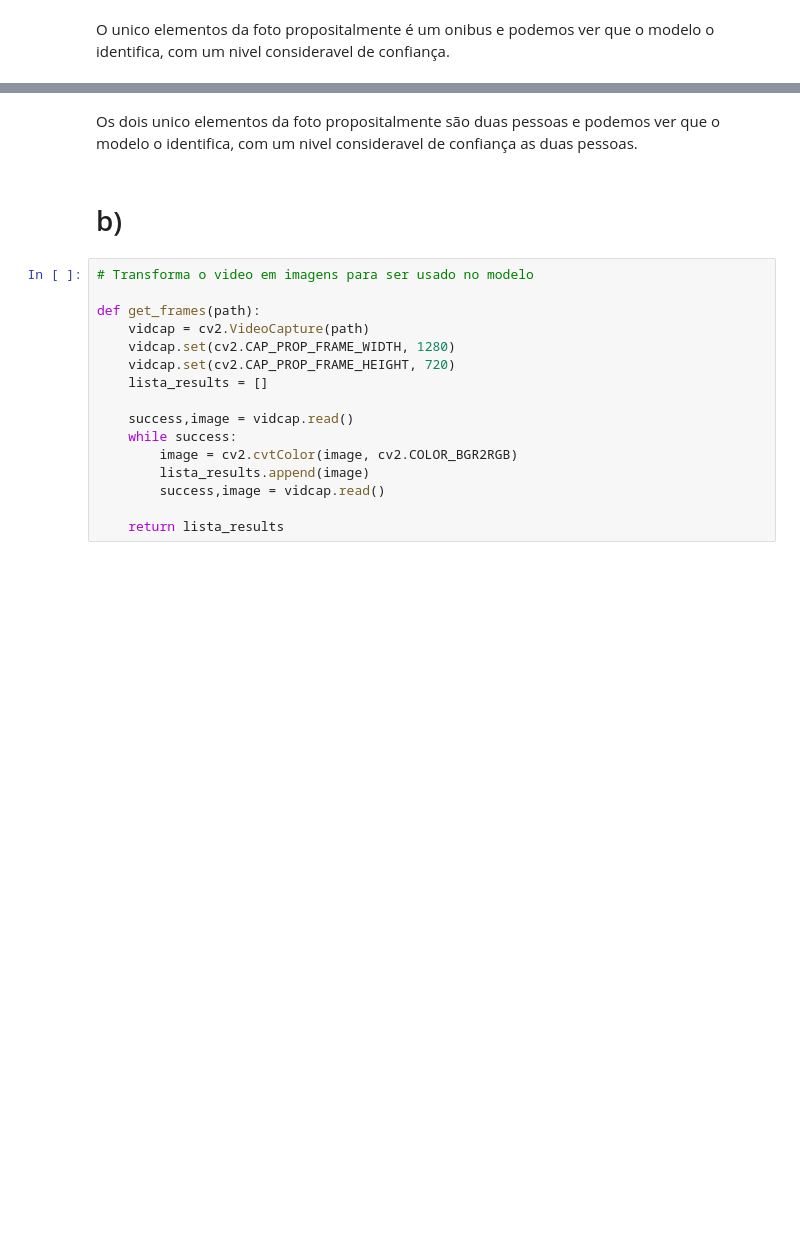
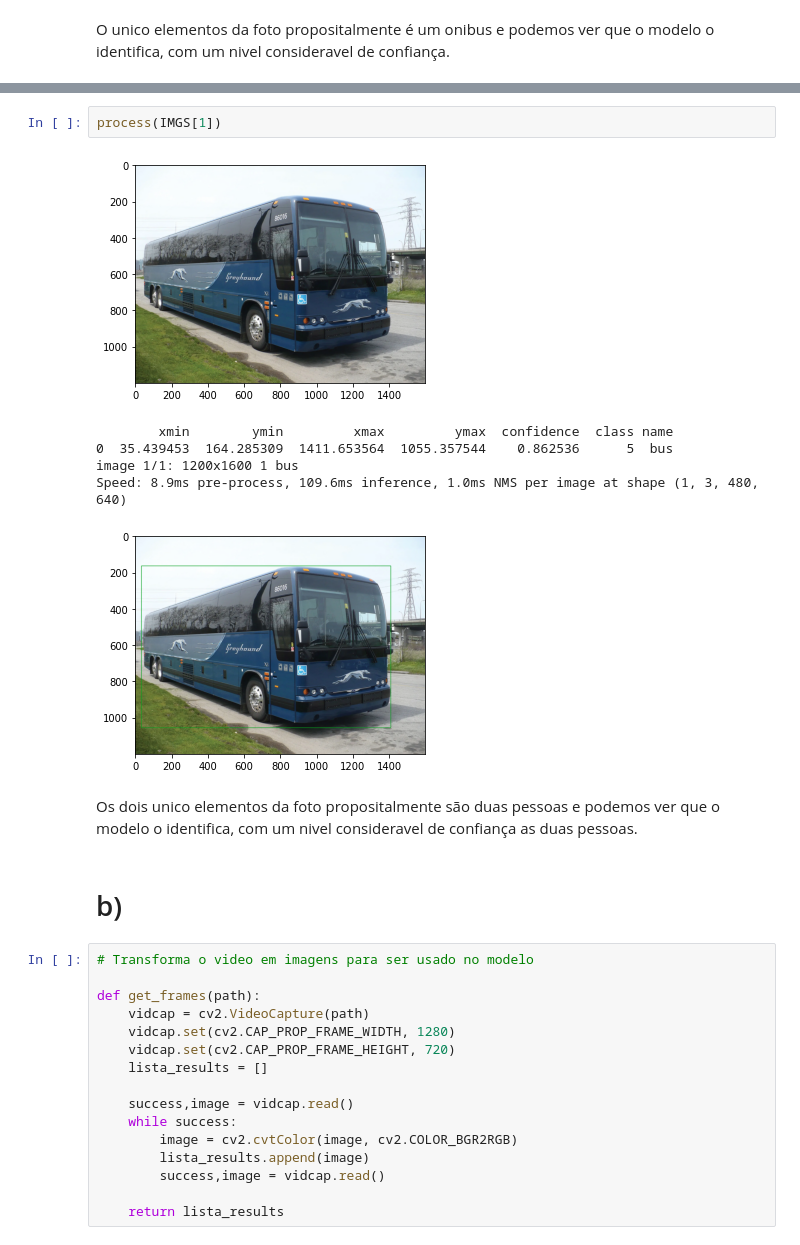
Before and after one commit to joaorura/visao_computacional_quinta_lista, a Jupyter notebook: segunda_questao.ipynb, the cells around one changed output, grey strips where cells are left out. Cells and saved outputs as stored; diff of their text form; blank space fills up the shorter version.

```diff
--- a/segunda_questao.ipynb
+++ b/segunda_questao.ipynb
@@ -118,3 +121,12 @@ process_image(IMGS[2])
+# %%
+process(IMGS[1])
+# %% [output]
+[figure, added]
+        xmin        ymin         xmax         ymax  confidence  class name
+0  35.439453  164.285309  1411.653564  1055.357544    0.862536      5  bus
+image 1/1: 1200x1600 1 bus
+Speed: 8.9ms pre-process, 109.6ms inference, 1.0ms NMS per image at shape (1, 3, 480, 640)
+[figure, added]
 # %% [markdown]
 Os dois unico elementos da foto propositalmente são duas pessoas e podemos ver que o modelo o identifica, com um nivel consideravel de confiança as duas pessoas.
 # %% [markdown]
```
Also changed, not shown: parts of 12 cells of this notebook, 2 other files.
